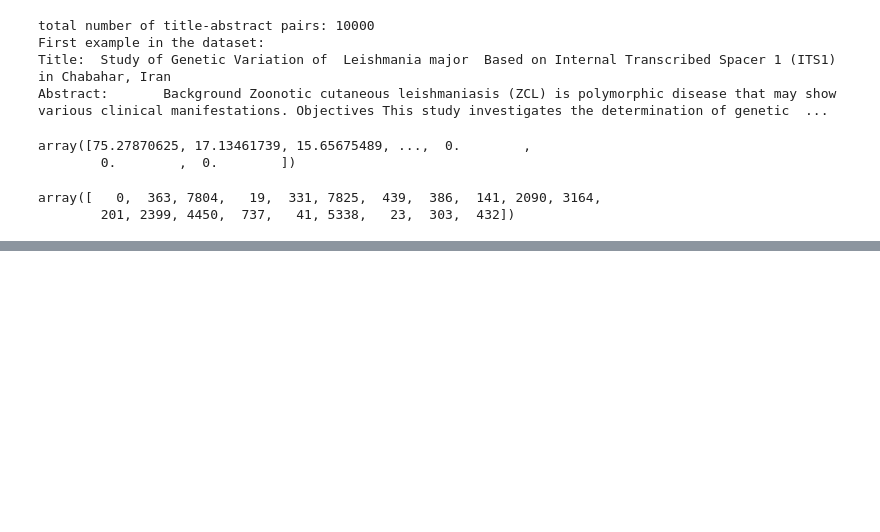
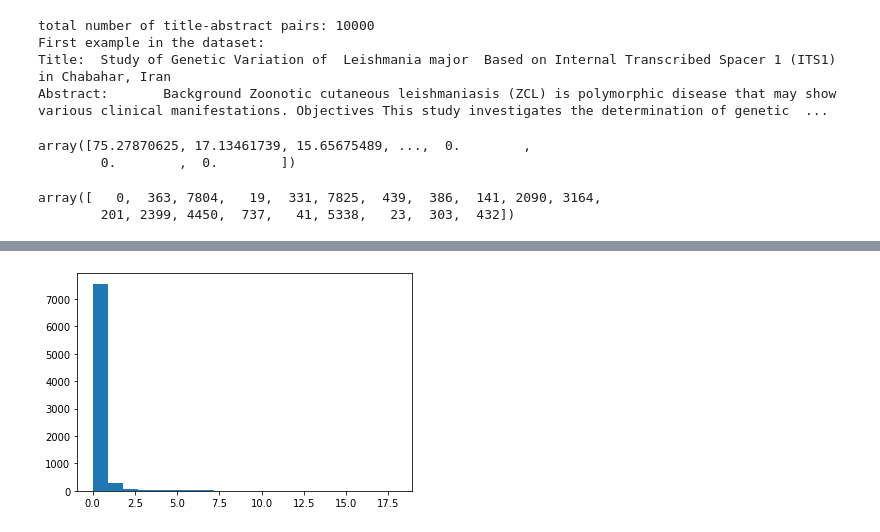
Before and after one commit to SimoneBarbaro/Neural-systems-project, a Jupyter notebook: src/Exemple_code_with_new_codebase.ipynb, the cells around one changed output, grey strips where cells are left out. Cells and saved outputs as stored; diff of their text form; code cells hidden in the pictures; blank space fills up the shorter version.

```diff
--- a/src/Exemple_code_with_new_codebase.ipynb
+++ b/src/Exemple_code_with_new_codebase.ipynb
@@ -112,3 +146,7 @@ plot_ml_histograms(real_query_ids, prediction)
+# %%
+plot_ml_histograms(real_query_ids, prediction)
+# %% [output]
+[figure, added]
 # %%
 from ranking import Sent2VecRanker
 model = Sent2VecRanker(corpus)
```
Also changed, not shown: parts of 20 cells of this notebook, 1 other file.
